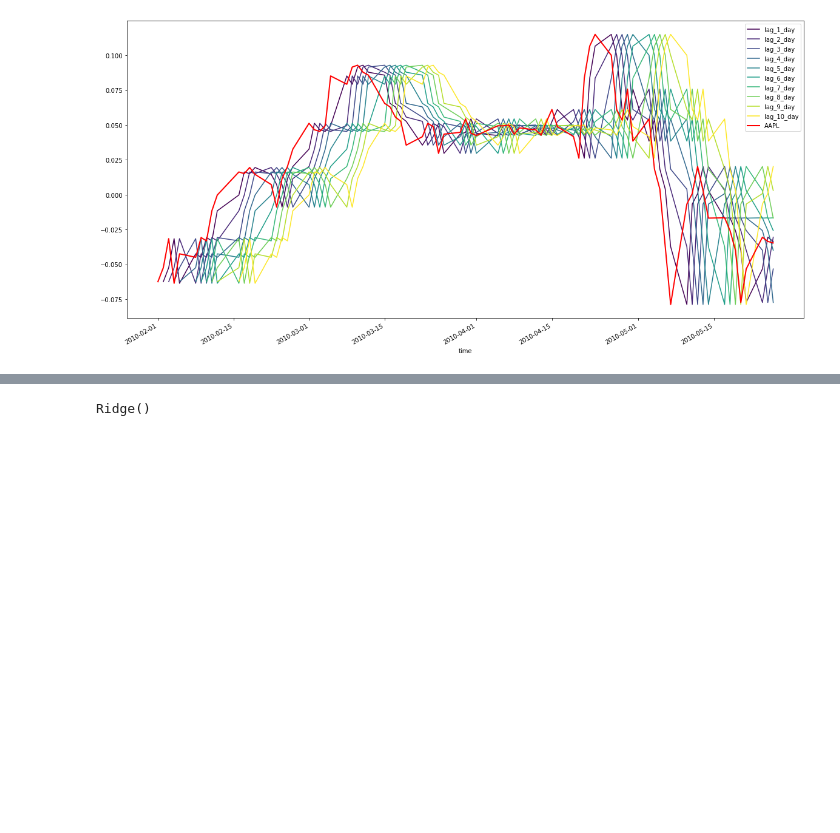
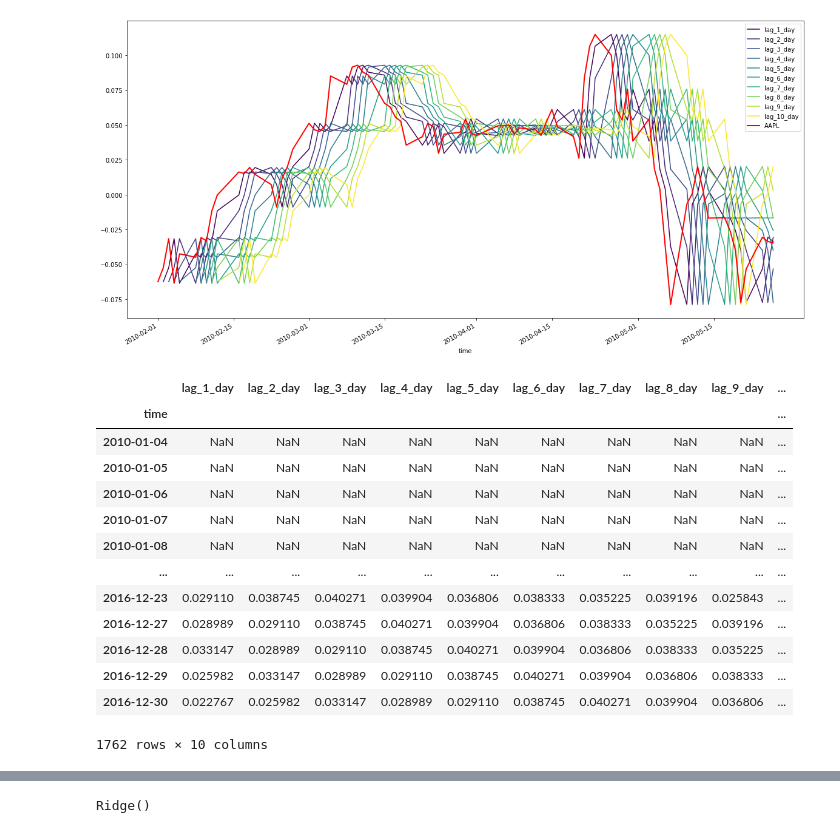
Before and after one commit to esjerome/forecasting, a Jupyter notebook: datacamp/my_own.ipynb, the cells around one changed output, grey strips where cells are left out. Cells and saved outputs as stored; diff of their text form; code cells hidden in the pictures; blank space fills up the shorter version.

```diff
--- a/datacamp/my_own.ipynb
+++ b/datacamp/my_own.ipynb
@@ -42,0 +50,17 @@ ax.legend(loc='best');
+# %%
+prices_perc_shifted
+# %% [output]
+|  | lag_1_day | lag_2_day | lag_3_day | lag_4_day | lag_5_day | lag_6_day | lag_7_day | lag_8_day | lag_9_day | ... |
+| time |  |  |  |  |  |  |  |  |  | ... |
+| 2010-01-04 | NaN | NaN | NaN | NaN | NaN | NaN | NaN | NaN | NaN | ... |
+| 2010-01-05 | NaN | NaN | NaN | NaN | NaN | NaN | NaN | NaN | NaN | ... |
+| 2010-01-06 | NaN | NaN | NaN | NaN | NaN | NaN | NaN | NaN | NaN | ... |
+| 2010-01-07 | NaN | NaN | NaN | NaN | NaN | NaN | NaN | NaN | NaN | ... |
+| 2010-01-08 | NaN | NaN | NaN | NaN | NaN | NaN | NaN | NaN | NaN | ... |
+| ... | ... | ... | ... | ... | ... | ... | ... | ... | ... | ... |
+| 2016-12-23 | 0.029110 | 0.038745 | 0.040271 | 0.039904 | 0.036806 | 0.038333 | 0.035225 | 0.039196 | 0.025843 | ... |
+| 2016-12-27 | 0.028989 | 0.029110 | 0.038745 | 0.040271 | 0.039904 | 0.036806 | 0.038333 | 0.035225 | 0.039196 | ... |
+| 2016-12-28 | 0.033147 | 0.028989 | 0.029110 | 0.038745 | 0.040271 | 0.039904 | 0.036806 | 0.038333 | 0.035225 | ... |
+| 2016-12-29 | 0.025982 | 0.033147 | 0.028989 | 0.029110 | 0.038745 | 0.040271 | 0.039904 | 0.036806 | 0.038333 | ... |
+| 2016-12-30 | 0.022767 | 0.025982 | 0.033147 | 0.028989 | 0.029110 | 0.038745 | 0.040271 | 0.039904 | 0.036806 | ... |
+1762 rows × 10 columns
```
Also changed, not shown: parts of 6 cells of this notebook.
